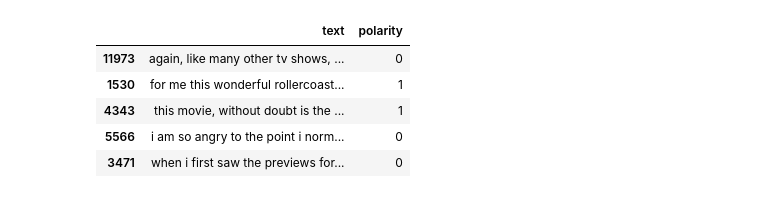
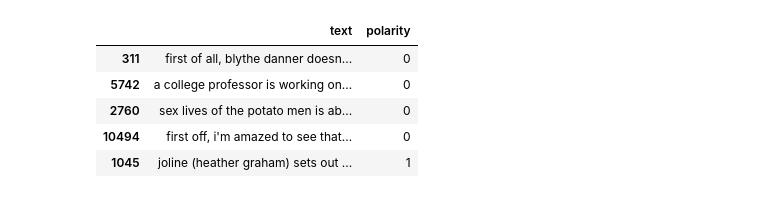
Before and after one commit to MacJei/comp_ling, a Jupyter notebook: ML_hw2.ipynb, the cells around one changed output. Saved outputs shown, nothing was run; the diff lists cells and outputs as text; code cells hidden in the pictures.

```diff
--- a/ML_hw2.ipynb
+++ b/ML_hw2.ipynb
@@ -35,4 +35,17 @@ path_test_neg = '/content/aclImdb/test/neg'
 path_test_pos = '/content/aclImdb/test/pos'
 path_train_neg = '/content/aclImdb/train/neg'
 path_train_pos = '/content/aclImdb/train/pos'
+# %%
+find_test_neg = os.walk(path_test_neg)
+tests_neg = list(find_test_neg)[0][-1]
+#print(tests_neg)
+
+find_test_pos = os.walk(path_test_pos)
+tests_pos = list(find_test_pos)[0][-1]
+
+find_train_neg = os.walk(path_train_neg)
+trains_neg = list(find_train_neg)[0][-1]
+
+find_train_pos = os.walk(path_train_pos)
+trains_pos = list(find_train_pos)[0][-1]
 # %%
@@ -49,5 +62,5 @@ def get_files(path):
 # %%
-for path in pathes:
-  get_files(path)
+# for path in pathes:
+#   get_files(path)
 # %%
 def collect_texts(path, files):
@@ -148,13 +181,13 @@ y_train = train.polarity
 # %%
 test = shuffle(test, random_state=42)
-test = test[:2500]
+test = test[:1000]
 test.head()
 # %% [output]
 |  | text | polarity |
-| 11973 | again, like many other tv shows, ... | 0 |
-| 1530 | for me this wonderful rollercoast... | 1 |
-| 4343 | this movie, without doubt is the ... | 1 |
-| 5566 | i am so angry to the point i norm... | 0 |
-| 3471 | when i first saw the previews for... | 0 |
+| 311 | first of all, blythe danner doesn... | 0 |
+| 5742 | a college professor is working on... | 0 |
+| 2760 | sex lives of the potato men is ab... | 0 |
+| 10494 | first off, i'm amazed to see that... | 0 |
+| 1045 | joline (heather graham) sets out ... | 1 |
 # %%
 X_test = vectorizer.transform(test.text)
```
Also changed, not shown: parts of 21 cells of this notebook.
